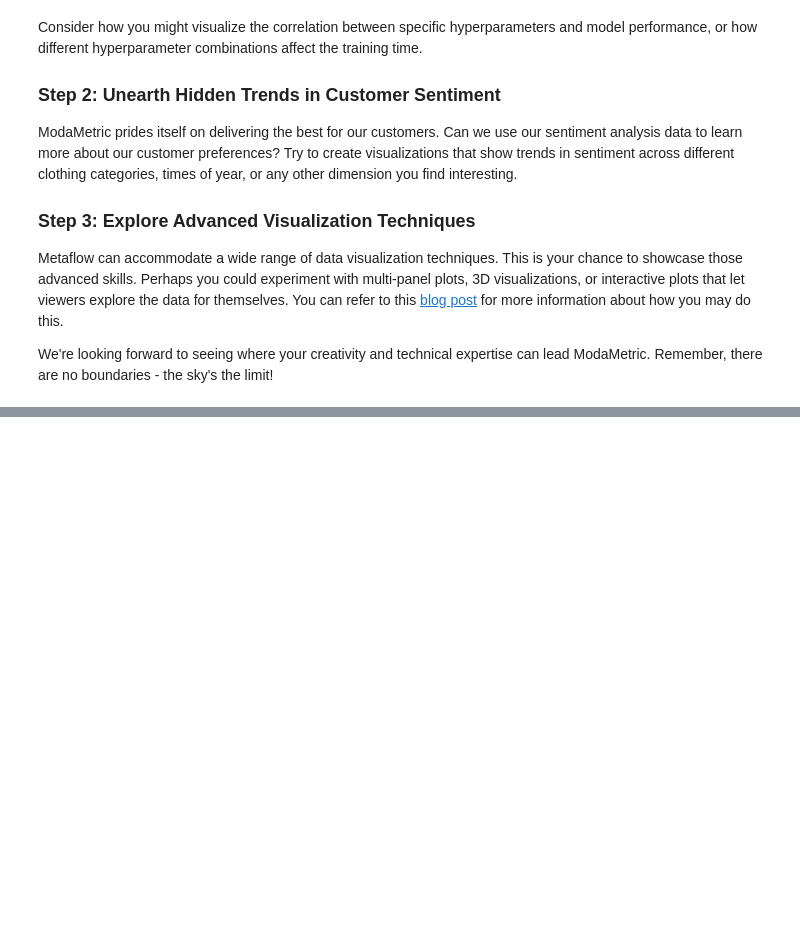
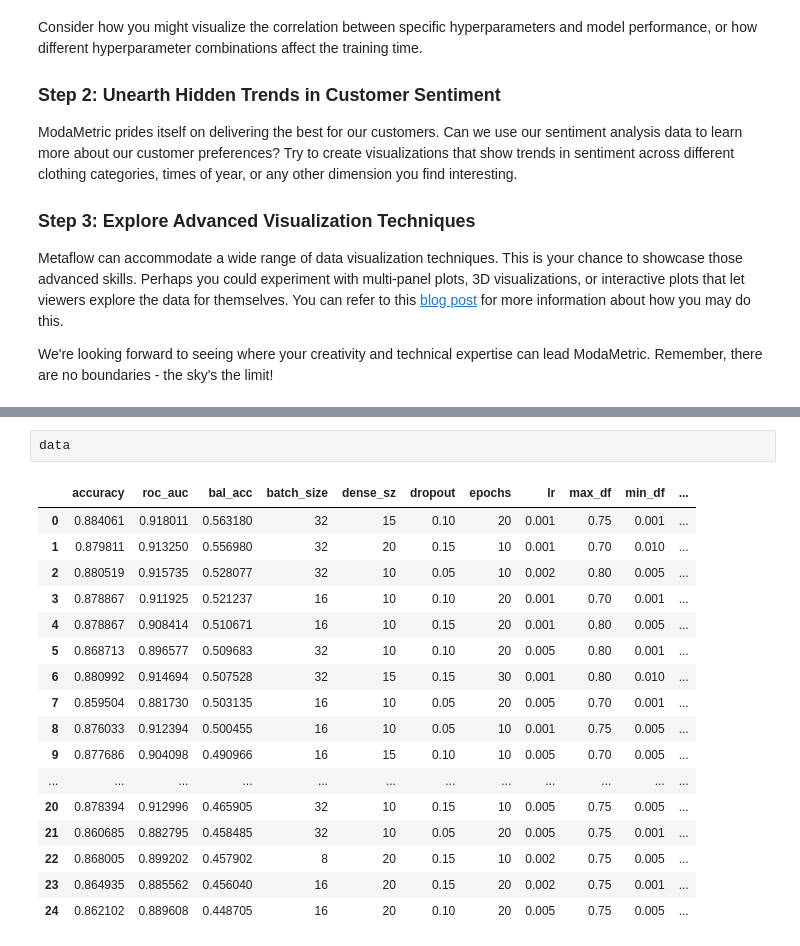
Before and after one commit to MarkAWard/full-stack-ml-metaflow-corise-week-2, a Jupyter notebook: project/submission.ipynb, the cells around one changed output, grey strips where cells are left out. Drawn from its saved outputs; the diff is of its cells as text; blank space fills up the shorter version.

```diff
--- a/project/submission.ipynb
+++ b/project/submission.ipynb
@@ -642,0 +675,20 @@ We're looking forward to seeing where your creativity and technical expertise ca
+# %%
+data
+# %% [output]
+|  | accuracy | roc_auc | bal_acc | batch_size | dense_sz | dropout | epochs | lr | max_df | min_df | ... |
+| 0 | 0.884061 | 0.918011 | 0.563180 | 32 | 15 | 0.10 | 20 | 0.001 | 0.75 | 0.001 | ... |
+| 1 | 0.879811 | 0.913250 | 0.556980 | 32 | 20 | 0.15 | 10 | 0.001 | 0.70 | 0.010 | ... |
+| 2 | 0.880519 | 0.915735 | 0.528077 | 32 | 10 | 0.05 | 10 | 0.002 | 0.80 | 0.005 | ... |
+| 3 | 0.878867 | 0.911925 | 0.521237 | 16 | 10 | 0.10 | 20 | 0.001 | 0.70 | 0.001 | ... |
+| 4 | 0.878867 | 0.908414 | 0.510671 | 16 | 10 | 0.15 | 20 | 0.001 | 0.80 | 0.005 | ... |
+| 5 | 0.868713 | 0.896577 | 0.509683 | 32 | 10 | 0.10 | 20 | 0.005 | 0.80 | 0.001 | ... |
+| 6 | 0.880992 | 0.914694 | 0.507528 | 32 | 15 | 0.15 | 30 | 0.001 | 0.80 | 0.010 | ... |
+| 7 | 0.859504 | 0.881730 | 0.503135 | 16 | 10 | 0.05 | 20 | 0.005 | 0.70 | 0.001 | ... |
+| 8 | 0.876033 | 0.912394 | 0.500455 | 16 | 10 | 0.05 | 10 | 0.001 | 0.75 | 0.005 | ... |
+| 9 | 0.877686 | 0.904098 | 0.490966 | 16 | 15 | 0.10 | 10 | 0.005 | 0.70 | 0.005 | ... |
+| ... | ... | ... | ... | ... | ... | ... | ... | ... | ... | ... | ... |
+| 20 | 0.878394 | 0.912996 | 0.465905 | 32 | 10 | 0.15 | 10 | 0.005 | 0.75 | 0.005 | ... |
+| 21 | 0.860685 | 0.882795 | 0.458485 | 32 | 10 | 0.05 | 20 | 0.005 | 0.75 | 0.001 | ... |
+| 22 | 0.868005 | 0.899202 | 0.457902 | 8 | 20 | 0.15 | 10 | 0.002 | 0.75 | 0.005 | ... |
+| 23 | 0.864935 | 0.885562 | 0.456040 | 16 | 20 | 0.15 | 20 | 0.002 | 0.75 | 0.001 | ... |
+| 24 | 0.862102 | 0.889608 | 0.448705 | 16 | 20 | 0.10 | 20 | 0.005 | 0.75 | 0.005 | ... |
```
Also changed, not shown: parts of 7 cells of this notebook, 1 other file.
